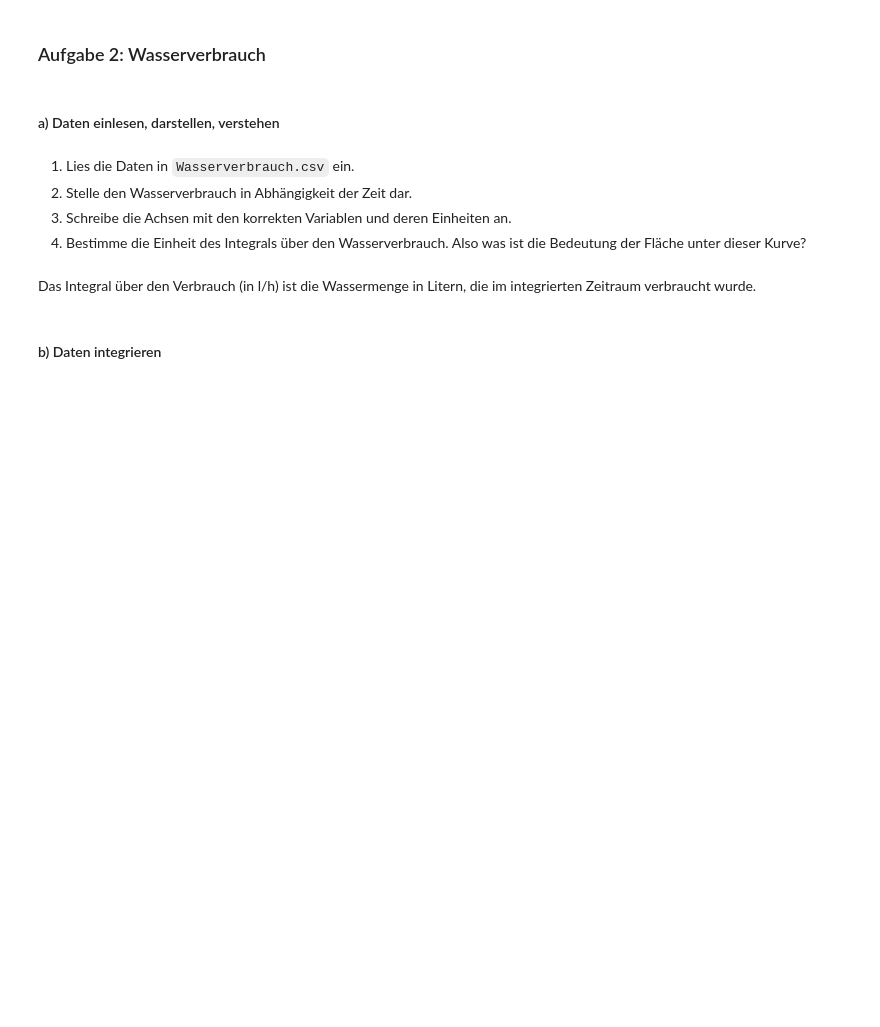
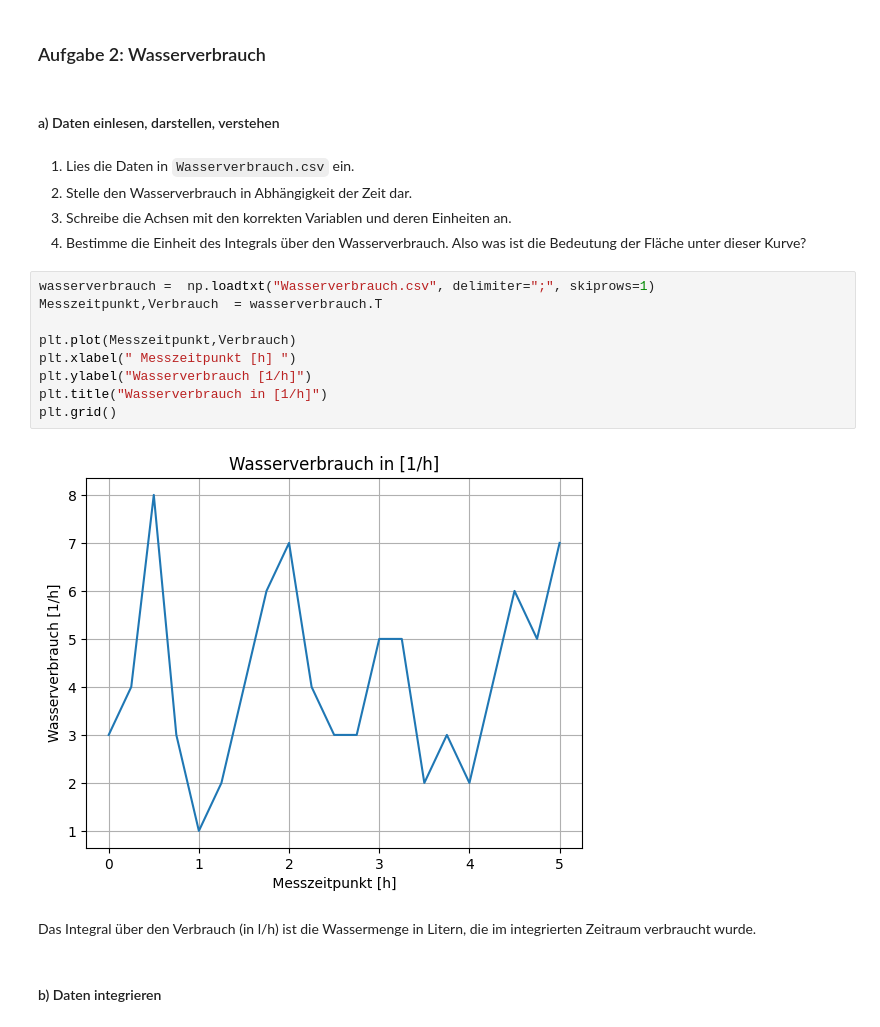
Before and after one commit to visciric/NGDS--Viscio, a Jupyter notebook: 08_Integration/08_Uebungsblatt.ipynb, the cells around one changed output. Drawn from its saved outputs; the diff is of its cells as text; blank space fills up the shorter version.

```diff
--- a/08_Integration/08_Uebungsblatt.ipynb
+++ b/08_Integration/08_Uebungsblatt.ipynb
@@ -48,6 +63,17 @@ Also muss $n\approx 10^{3}$ gewählt werden.
 2. Stelle den Wasserverbrauch in Abhängigkeit der Zeit dar.
 3. Schreibe die Achsen mit den korrekten Variablen und deren Einheiten an.
 4. Bestimme die Einheit des Integrals über den Wasserverbrauch. Also was ist die Bedeutung der Fläche unter dieser Kurve?
+# %%
+wasserverbrauch =  np.loadtxt("Wasserverbrauch.csv", delimiter=";", skiprows=1)
+Messzeitpunkt,Verbrauch  = wasserverbrauch.T
+
+plt.plot(Messzeitpunkt,Verbrauch)
+plt.xlabel(" Messzeitpunkt [h] ")
+plt.ylabel("Wasserverbrauch [1/h]")
+plt.title("Wasserverbrauch in [1/h]")
+plt.grid()
+# %% [output]
+[figure, added]
 # %% [markdown]
 Das Integral über den Verbrauch (in l/h) ist die Wassermenge in Litern, die im integrierten Zeitraum verbraucht wurde.
 # %% [markdown]
```
Also changed, not shown: parts of 3 cells of this notebook, 2 other files.
